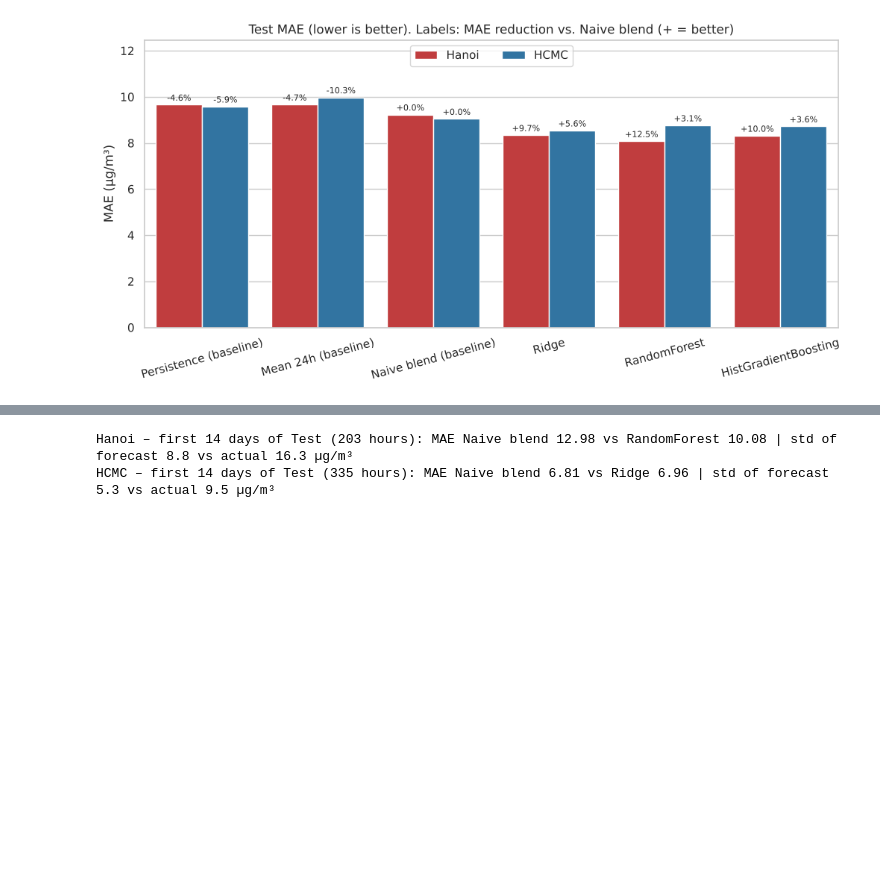
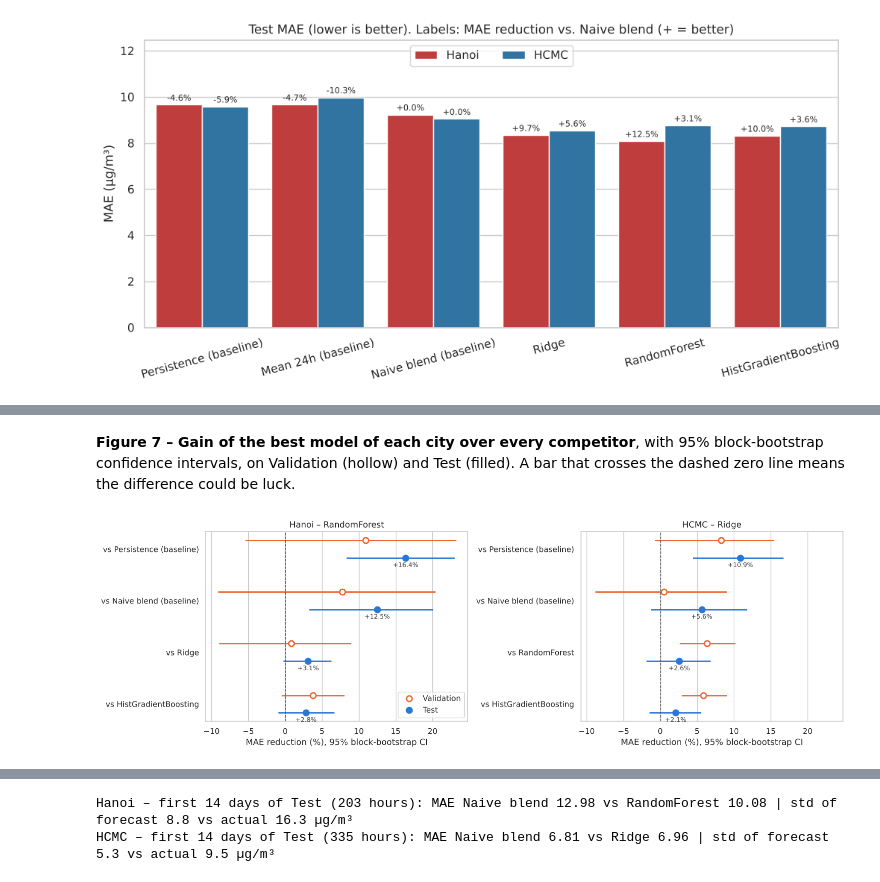
Before and after one commit to perckgg/NTLT, a Jupyter notebook: 03_TimeSeries/result/03_TimeSeries_Air_Quality_executed.ipynb, the cells around one changed output, grey strips where cells are left out. Drawn from its saved outputs; the diff is of its cells as text; code cells hidden in the pictures; blank space fills up the shorter version.

```diff
--- a/03_TimeSeries/result/03_TimeSeries_Air_Quality_executed.ipynb
+++ b/03_TimeSeries/result/03_TimeSeries_Air_Quality_executed.ipynb
@@ -678,11 +678,12 @@ class CityForecaster:
         return self
 
     def evaluate_on_validation(self):
-        rows = []
+        rows, self.val_predictions = [], pd.DataFrame({'actual': self.val[TARGET]})
         for name, m in self.models.items():
             m.fit(self.train[FEATURES], self.train[TARGET])
-            rows.append({'city': self.city, 'model': name,
-                         **regression_metrics(self.val[TARGET], m.predict(self.val[FEATURES]))})
+            pred = m.predict(self.val[FEATURES])
+            self.val_predictions[name] = pred
+            rows.append({'city': self.city, 'model': name, **regression_metrics(self.val[TARGET], pred)})
         return pd.DataFrame(rows)
 
     def evaluate_on_test(self):
@@ -822,0 +919,29 @@ HCMC is the opposite (8.5 vs 7.0) because dust rises again in September.
+# %% [markdown]
+**Figure 7 – Gain of the best model of each city over every competitor**, with 95% block-bootstrap confidence intervals,
+on Validation (hollow) and Test (filled). A bar that crosses the dashed zero line means the difference could be luck.
+# %%
+# Forest plot of the bootstrap confidence intervals
+SET_STYLE = {'Validation': {'color': '#eb6834', 'mfc': 'white', 'offset': -0.17},   # y axis is inverted: Validation on top
+             'Test': {'color': '#2a78d6', 'mfc': '#2a78d6', 'offset': 0.17}}
+fig, axes = plt.subplots(1, 2, figsize=(15, 4.8), sharex=True)
+for ax, city in zip(axes, CITY_FILES):
+    labels = competitors(city)
+    for set_name, st in SET_STYLE.items():
+        sub = boot[(boot.city == city) & (boot.set == set_name)].set_index('vs').loc[labels]
+        y = np.arange(len(labels)) + st['offset']
+        ax.hlines(y, sub['ci_low'] * 100, sub['ci_high'] * 100, color=st['color'], lw=2)
+        ax.plot(sub['gain'] * 100, y, 'o', ms=8, color=st['color'], mfc=st['mfc'], mew=2, label=set_name)
+        if set_name == 'Test':
+            for yi, g in zip(y, sub['gain']):
+                ax.annotate(f'{g:+.1%}', (g * 100, yi), xytext=(0, -13), textcoords='offset points',
+                            ha='center', fontsize=9, color='#333333')
+    ax.axvline(0, color='#555555', ls='--', lw=1)
+    ax.set_yticks(range(len(labels)), [f'vs {l}' for l in labels])
+    ax.invert_yaxis()
+    ax.set(title=f'{city} – {best_model[city]}', xlabel='MAE reduction (%), 95% block-bootstrap CI')
+    ax.grid(axis='y', visible=False)
+axes[0].legend(loc='lower right')
+plt.tight_layout()
+plt.show()
+# %% [output]
+[figure, added]
```
Also changed, not shown: parts of 11 cells of this notebook, 10 other files.
